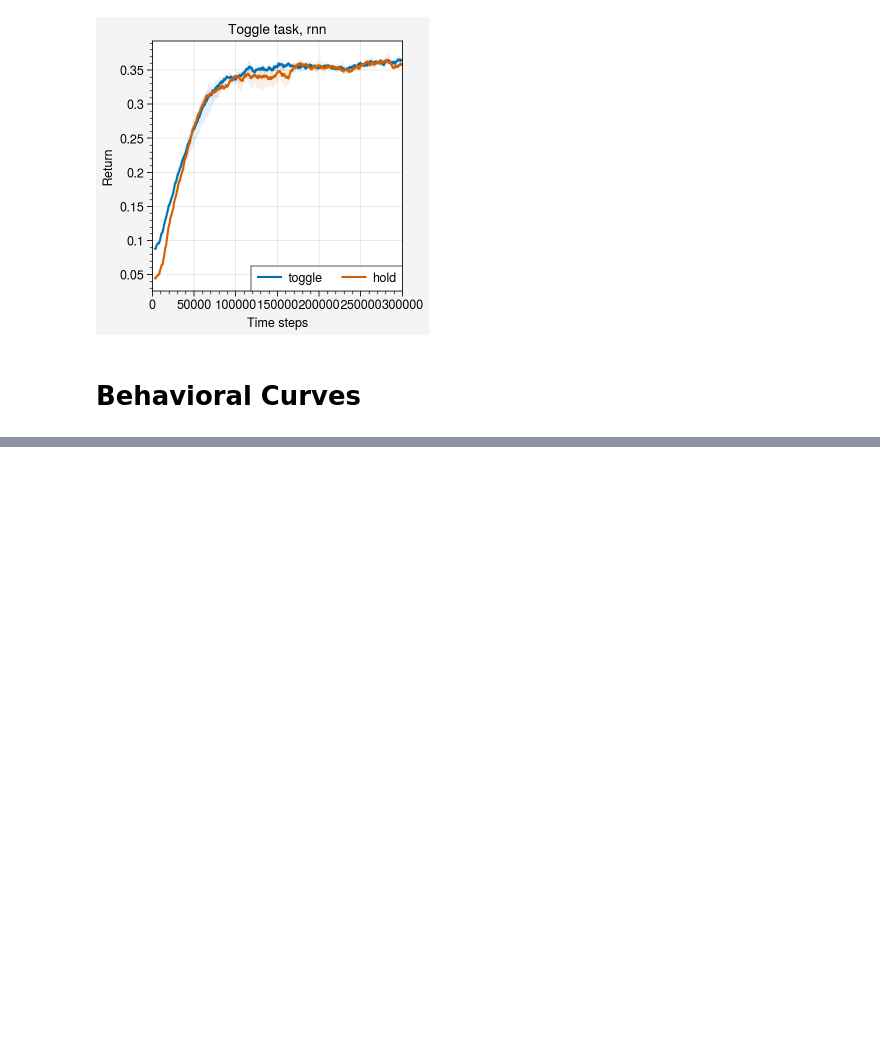
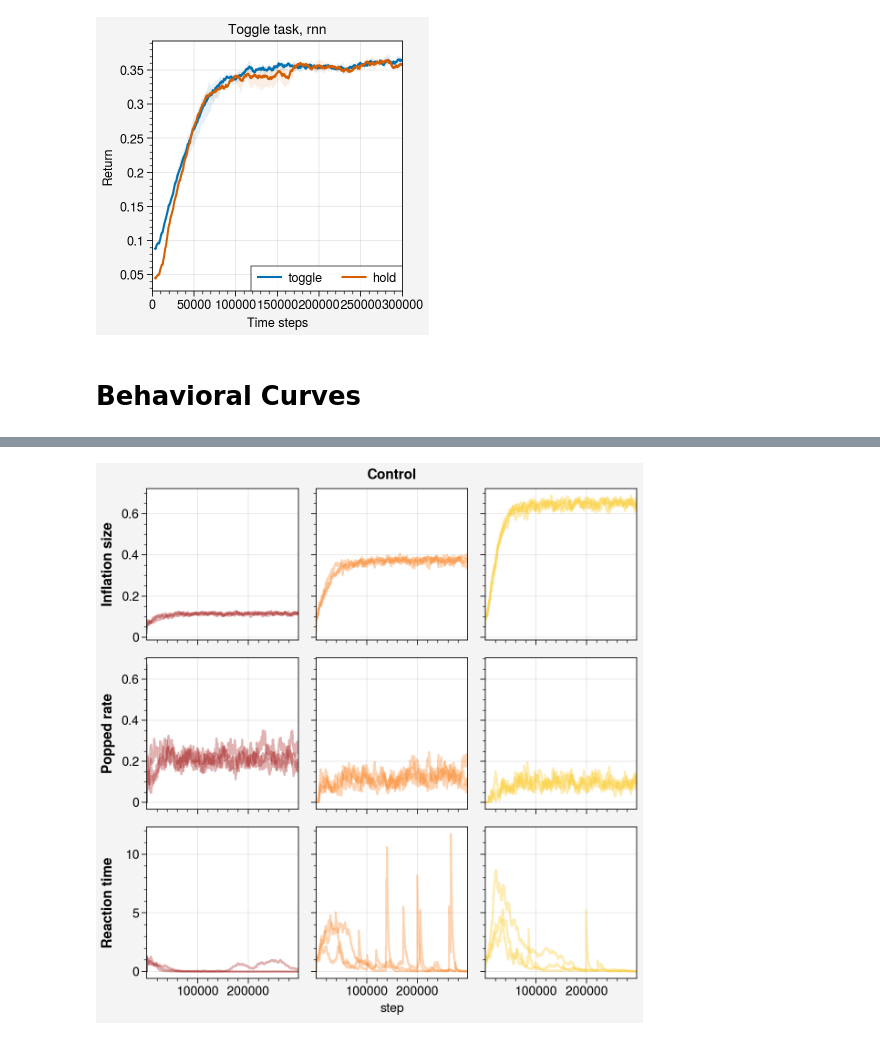
Before and after one commit to liuandrew/bart_ppo, a Jupyter notebook: write_and_test/learning_curves.ipynb, the cells around one changed output, grey strips where cells are left out. Saved outputs shown, nothing was run; the diff lists cells and outputs as text; code cells hidden in the pictures; blank space fills up the shorter version.

```diff
--- a/write_and_test/learning_curves.ipynb
+++ b/write_and_test/learning_curves.ipynb
@@ -307,0 +244,9 @@ metric_df.loc['bart/size'][color_df['value'] == 0]
+# %%
+ax = None
+for i in range(3):
+    df = load_exp_df('behav/behav', trial_num=i)
+    ax = plot_bart_behaviors(df, metrics=['size', 'popped', 'rt'], ax=ax,
+                             alpha=0.3)
+ax.format(suptitle='Control')
+# %% [output]
+[figure, added]
```
Also changed, not shown: parts of 15 cells of this notebook, 2 other files.
